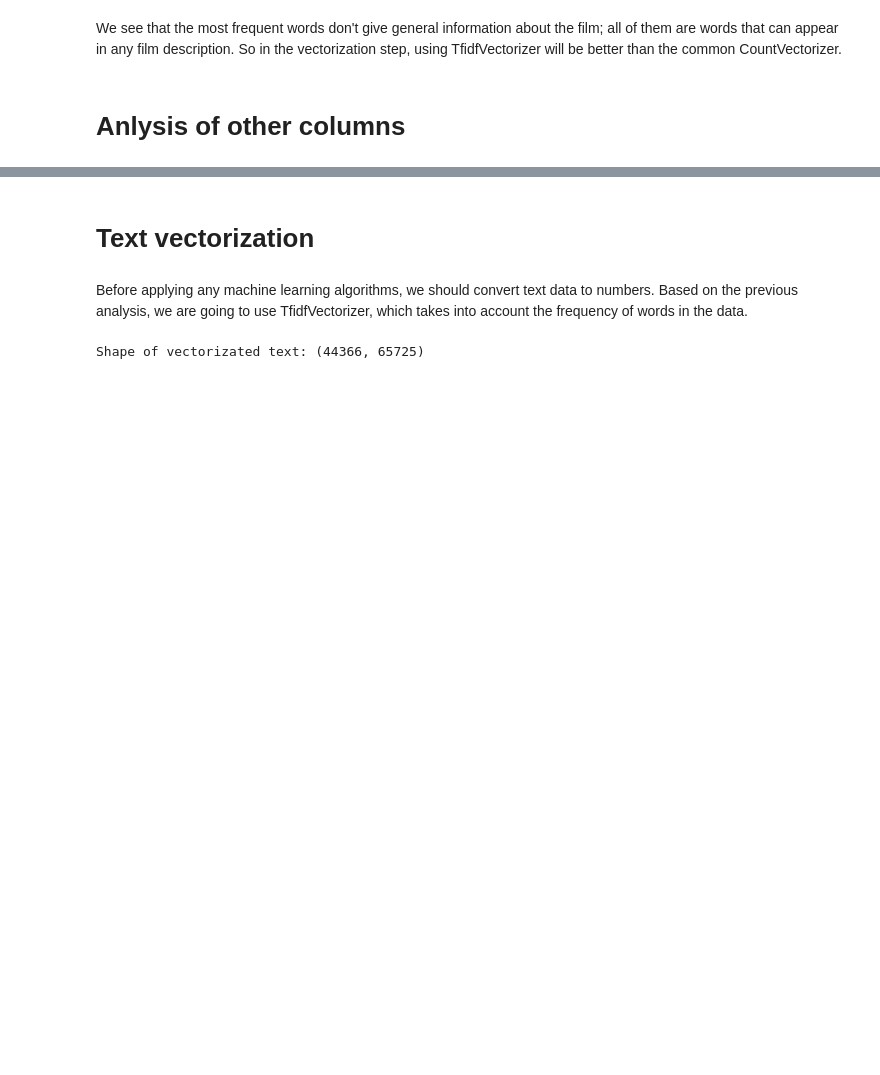
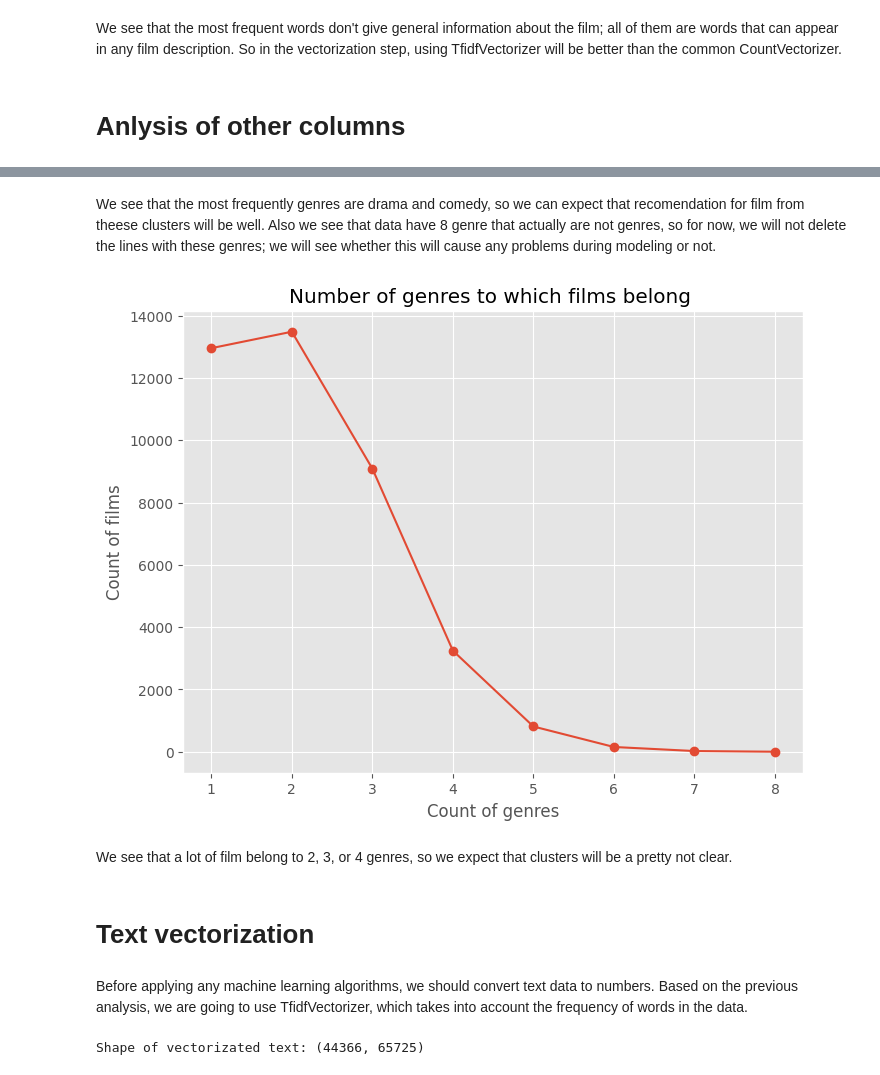
Before and after one commit to TheDim0nu4/Recommendation-system-for-movies-using-clustering-and-NLP-approaches, a Jupyter notebook: notebooks/data.ipynb, the cells around one changed output, grey strips where cells are left out. Drawn from its saved outputs; the diff is of its cells as text; code cells hidden in the pictures; blank space fills up the shorter version.

```diff
--- a/notebooks/data.ipynb
+++ b/notebooks/data.ipynb
@@ -295,0 +334,18 @@ We see that the most frequent words don't give general information about the fil
+# %% [markdown]
+We see that the most frequently genres are drama and comedy, so we can expect that recomendation for film from theese clusters will be well. Also we see that data have 8 genre that actually are not genres, so for now, we will not delete the lines with these genres; we will see whether this will cause any problems during modeling or not.
+# %%
+# number of genres to which films belong
+
+number_genres = df['genres'].apply( lambda x: len(x) )
+number_genres = number_genres.value_counts().sort_index()
+
+plt.figure( figsize=(8, 6) )
+plt.plot( number_genres.index, number_genres.values, marker='o' )
+plt.xlabel('Count of genres')
+plt.ylabel('Count of films')
+plt.title('Number of genres to which films belong ')
+plt.show()
+# %% [output]
+[figure, added]
+# %% [markdown]
+We see that a lot of film belong to 2, 3, or 4 genres, so we expect that clusters will be a pretty not clear.
```
Also changed, not shown: parts of 12 cells of this notebook.
